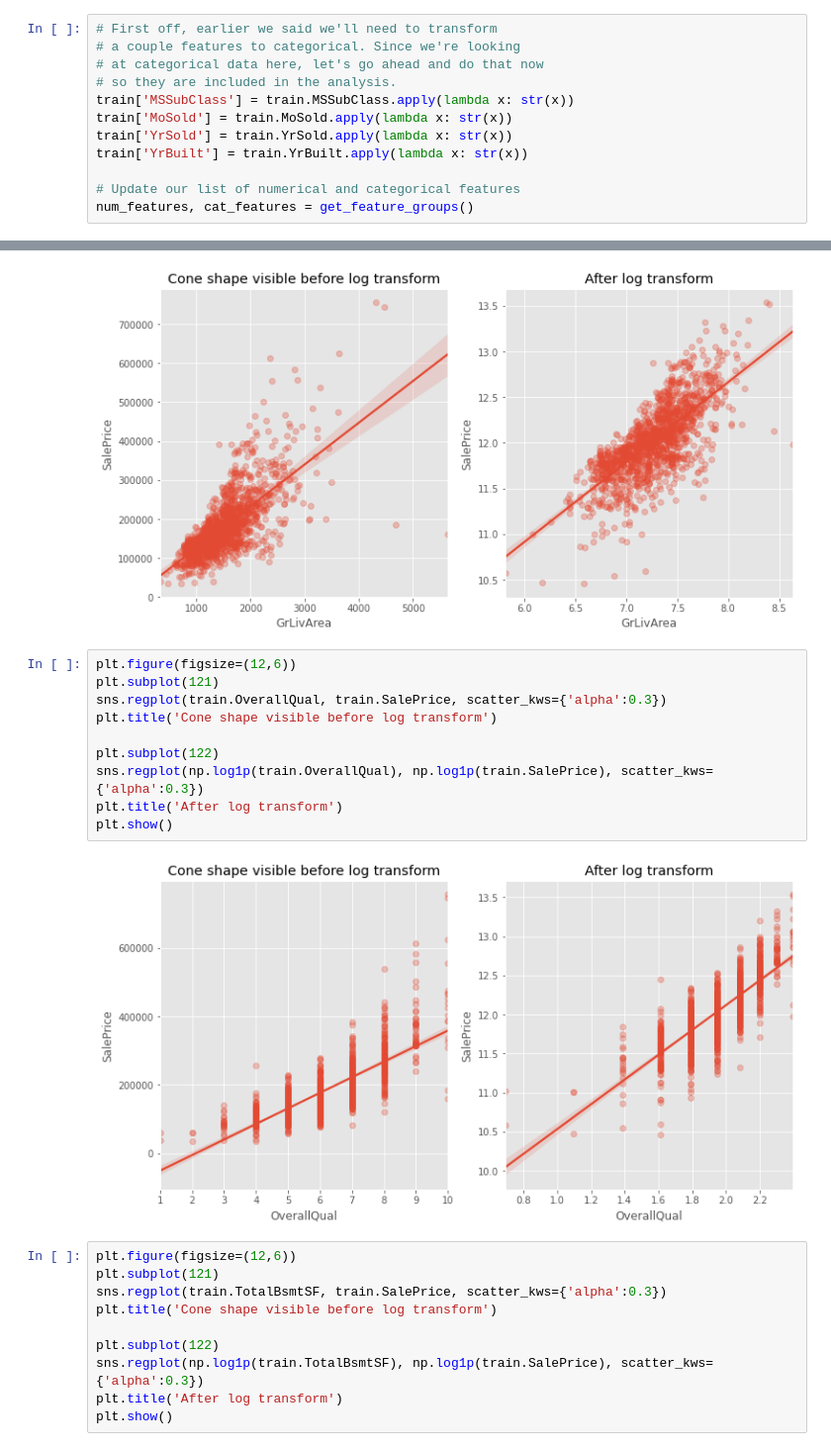
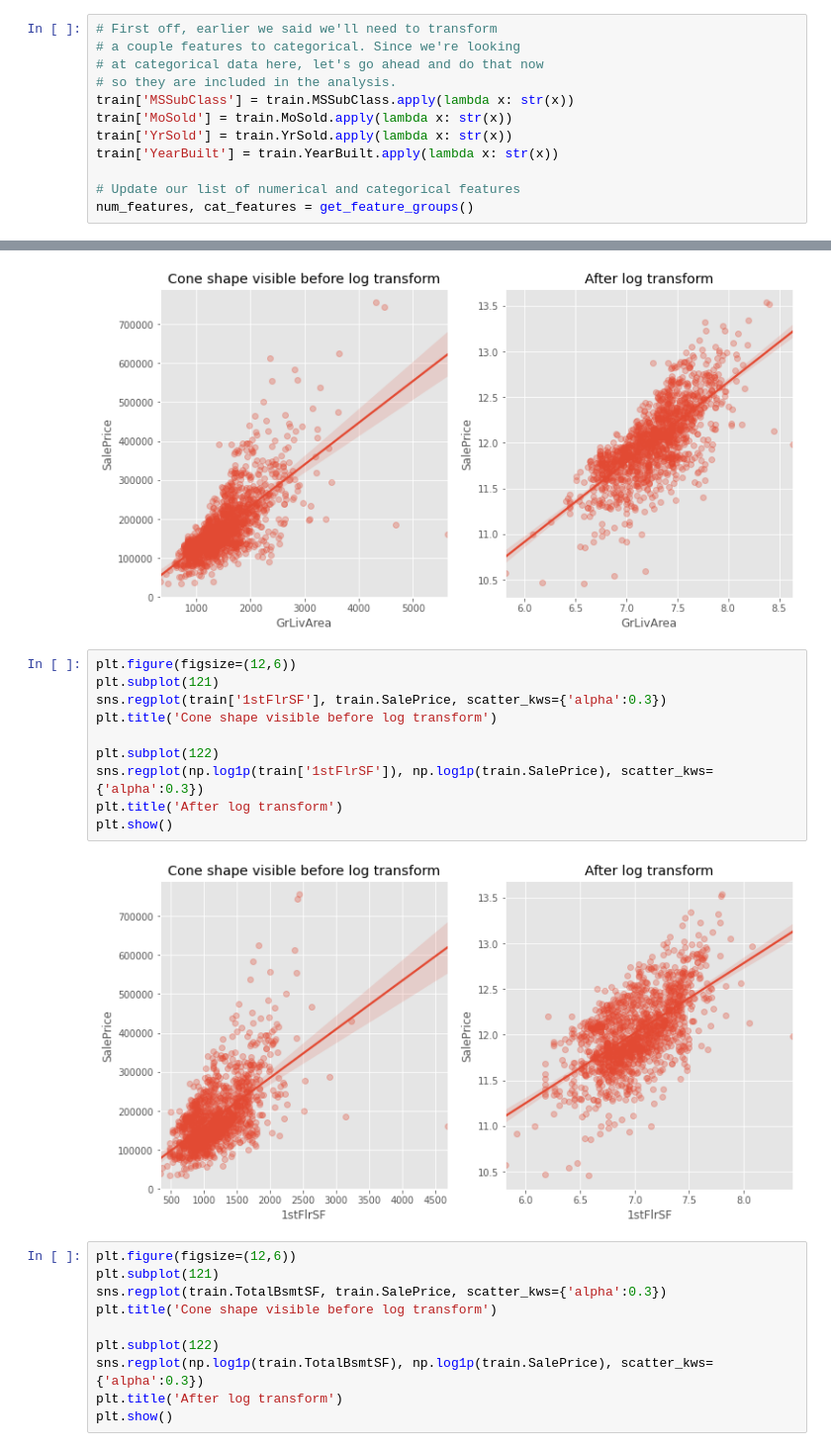
Before and after one commit to JoeyLukes/AmesHousingIA650, a Jupyter notebook: First Draft/mva.ipynb, the cells around one changed output, grey strips where cells are left out. Shown at 99% size. Saved outputs shown, nothing was run; the diff lists cells and outputs as text.

```diff
--- a/First Draft/mva.ipynb
+++ b/First Draft/mva.ipynb
@@ -91,7 +91,7 @@ plt.show()
 train['MSSubClass'] = train.MSSubClass.apply(lambda x: str(x))
 train['MoSold'] = train.MoSold.apply(lambda x: str(x))
 train['YrSold'] = train.YrSold.apply(lambda x: str(x))
-train['YrBuilt'] = train.YrBuilt.apply(lambda x: str(x))
+train['YearBuilt'] = train.YearBuilt.apply(lambda x: str(x))
 
 # Update our list of numerical and categorical features
 num_features, cat_features = get_feature_groups()
@@ -246,15 +244,15 @@ plt.show()
 # %%
 plt.figure(figsize=(12,6))
 plt.subplot(121)
-sns.regplot(train.OverallQual, train.SalePrice, scatter_kws={'alpha':0.3})
+sns.regplot(train['1stFlrSF'], train.SalePrice, scatter_kws={'alpha':0.3})
 plt.title('Cone shape visible before log transform')
 
 plt.subplot(122)
-sns.regplot(np.log1p(train.OverallQual), np.log1p(train.SalePrice), scatter_kws={'alpha':0.3})
+sns.regplot(np.log1p(train['1stFlrSF']), np.log1p(train.SalePrice), scatter_kws={'alpha':0.3})
 plt.title('After log transform')
 plt.show()
 # %% [output]
-[figure, old version]
+[figure, new version]
 # %%
 plt.figure(figsize=(12,6))
 plt.subplot(121)
```
Also changed, not shown: parts of 22 cells of this notebook.
